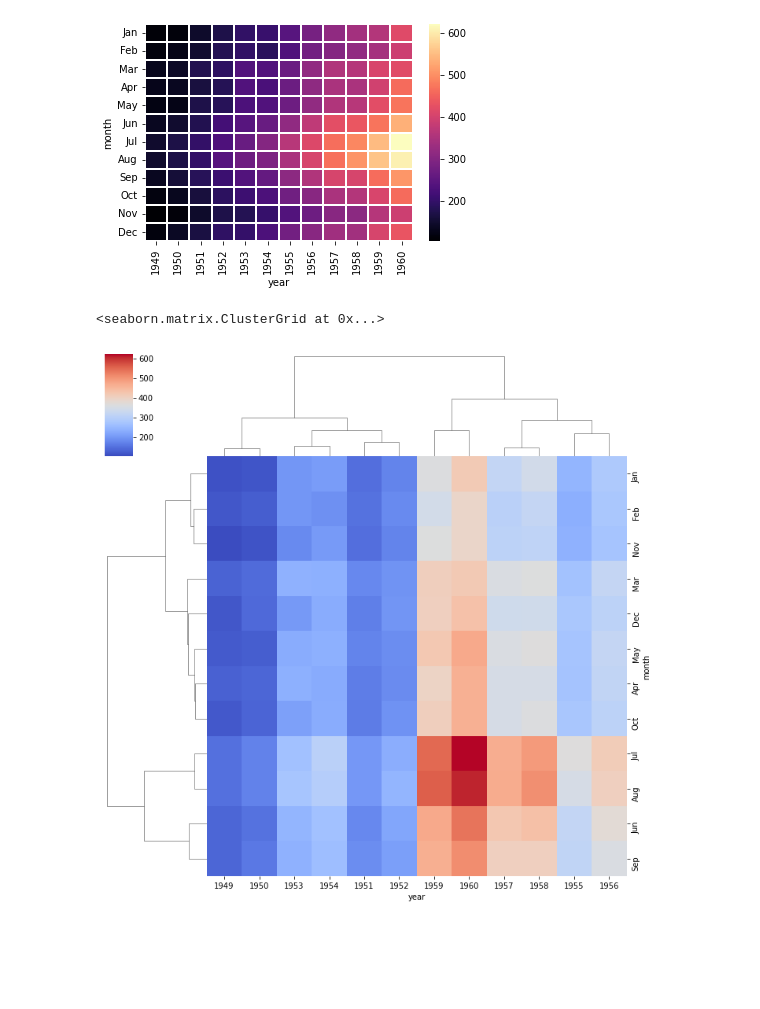
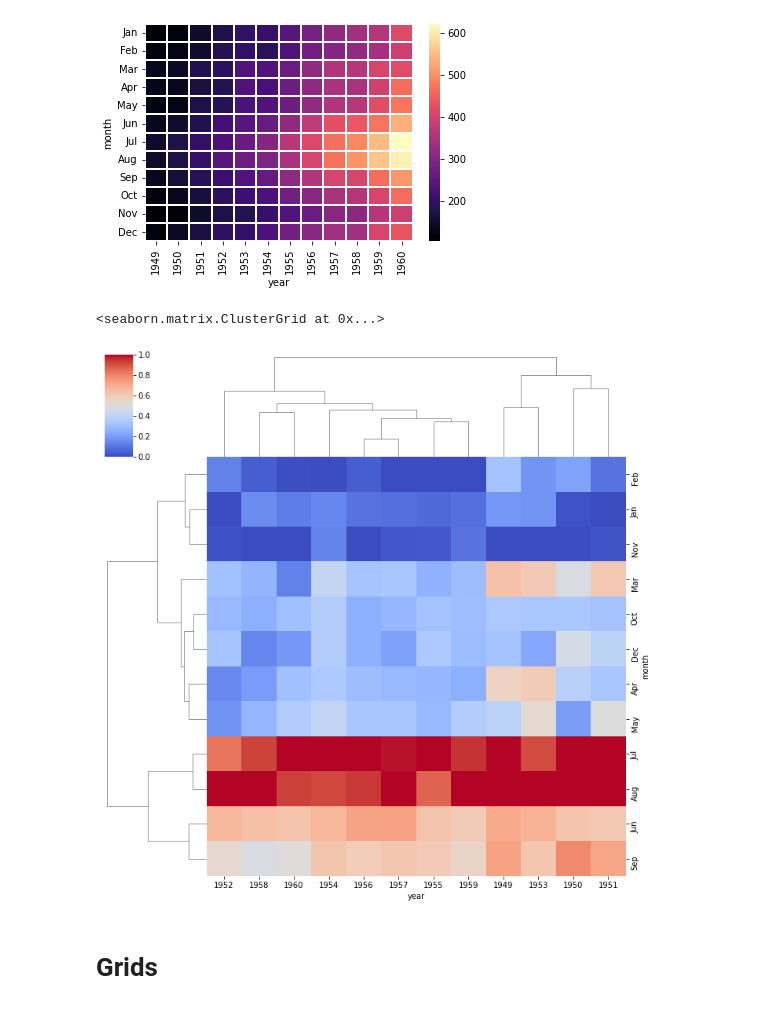
Before and after one commit to xkrystiandutka/DataScience, a Jupyter notebook: Seaborn/Seaborn.ipynb, the cells around one changed output. Cells and saved outputs as stored; diff of their text form; code cells hidden in the pictures; blank space fills up the shorter version.

Commit message:
Seaborn & grids

```diff
--- a/Seaborn/Seaborn.ipynb
+++ b/Seaborn/Seaborn.ipynb
@@ -229,7 +229,9 @@ sns.heatmap(fp, cmap='magma', linecolor='white',linewidths=2)
 <AxesSubplot:xlabel='year', ylabel='month'>
 [figure]
 # %%
-sns.clustermap(fp, cmap='coolwarm', standa)
+sns.clustermap(fp, cmap='coolwarm', standard_scale=1)
 # %% [output]
 <seaborn.matrix.ClusterGrid at 0x...>
-[figure, old version]
+[figure, new version]
+# %% [markdown]
+# Grids
```
Also changed, not shown: parts of 8 cells of this notebook.
